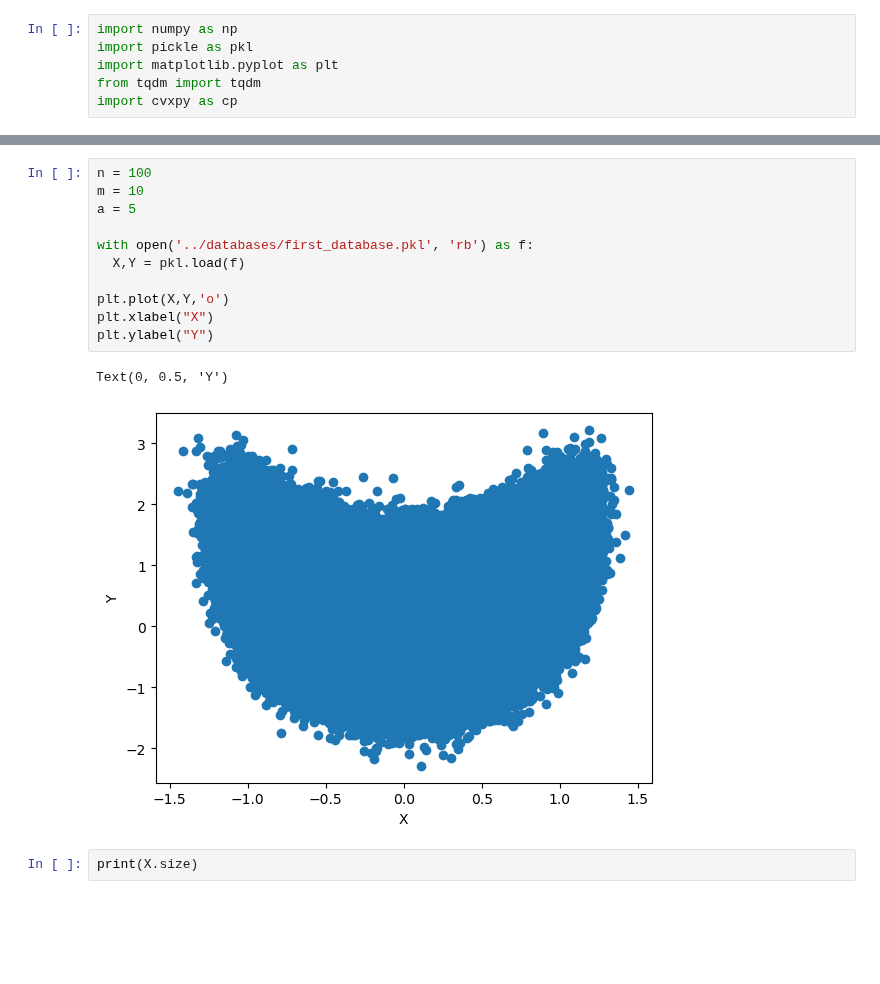
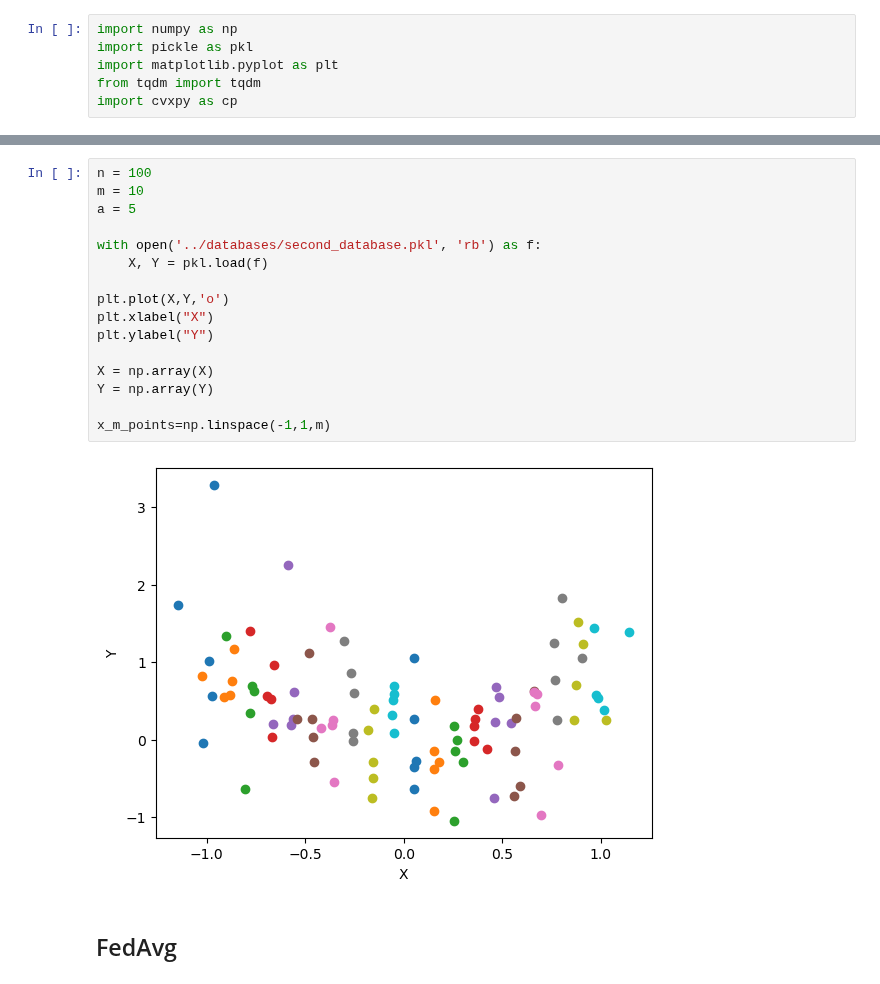
Before and after one commit to RoBarrault/SOD314, a Jupyter notebook: src/Part_two.ipynb, the cells around one changed output, grey strips where cells are left out. Saved outputs shown, nothing was run; the diff lists cells and outputs as text; blank space fills up the shorter version.

```diff
--- a/src/Part_two.ipynb
+++ b/src/Part_two.ipynb
@@ -7,16 +22,20 @@ import cvxpy as cp
 # %%
 n = 100
 m = 10
 a = 5
 
-with open('../databases/first_database.pkl', 'rb') as f:
-  X,Y = pkl.load(f)
+with open('../databases/second_database.pkl', 'rb') as f:
+    X, Y = pkl.load(f)
 
 plt.plot(X,Y,'o')
 plt.xlabel("X")
 plt.ylabel("Y")
+
+X = np.array(X)
+Y = np.array(Y)
+
+x_m_points=np.linspace(-1,1,m)
 # %% [output]
-Text(0, 0.5, 'Y')
-[figure, old version]
+[figure, new version]
-# %%
-print(X.size)
+# %% [markdown]
+## FedAvg
```
Also changed, not shown: parts of 11 cells of this notebook, 2 other files.
